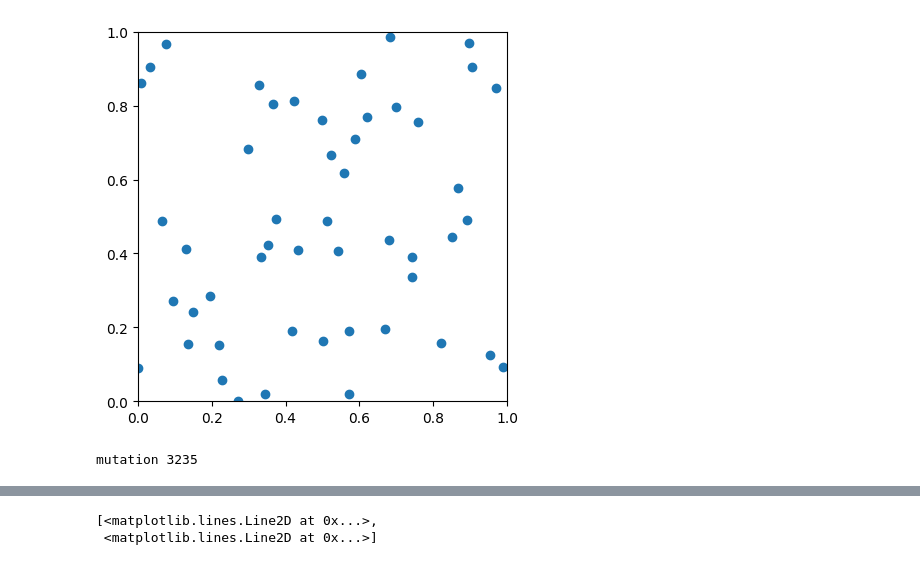
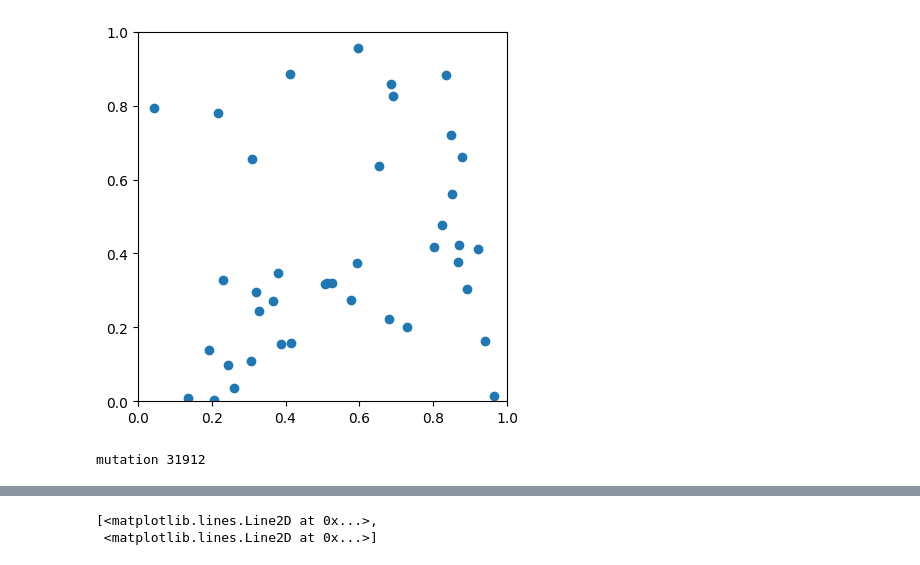
Before and after one commit to yanagawa-403/GA_TSP, a Jupyter notebook: GA_main.ipynb, the cells around one changed output, grey strips where cells are left out. Cells and saved outputs as stored; diff of their text form; code cells hidden in the pictures.

```diff
--- a/GA_main.ipynb
+++ b/GA_main.ipynb
@@ -68,24 +66,24 @@ class SelectionTest:
     #for i in range(len(input)):
       #print(input[i].fitness)
 # %%
-point_num = 50#巡回するポイントの数
+point_num = 40#巡回するポイントの数
 #point_list = list(range(point_num))
 xPos = np.random.rand(point_num)#ポイントの数だけランダムな座標を生成
 yPos = np.random.rand(point_num)
 #print(xPos,"\n", yPos)
 
 fig = plt.figure()
 ax = fig.add_subplot()
 plt.plot(xPos, yPos, marker = "o", linestyle = "none")#生成した座標の点のみ描画
 ax.set_aspect('equal', adjustable='box')
 plt.xlim(0, 1)
 plt.ylim(0, 1)
 
 coordinate = np.transpose(np.stack([xPos, yPos]))
 #print(coordinate)
 #print(coordinate[1])
 # %% [output]
-[figure, old version]
+[figure, new version]
 # %%
 class TestCO:#名前変えろ
   def co(self,input):
@@ -255,9 +253,11 @@ for i in range(ind_num):
 #genelation[0].setDefaultCoordinate(coordinate)
 #for i in range(ind_num):
 # genelation[i].getFitness()
+min_coordinate = 100000
 
 sel_test = SelectionTest()
-co_test = TestCO()
+#co_test = TestCO()
+co_test = PMX()
 cnt_m = 0
 for i in range(gen_num):
   co_test.co(generation)
@@ -273,10 +273,12 @@ for i in range(gen_num):
       #print("mutation", cnt_m)
   generation.sort(key=lambda x: x.fitness)
   plot_lst.append([i,generation[0].fitness])
+  if generation[0].fitness < min_coordinate:
+    min_coordinate = generation[0].fitness
   random.shuffle(generation)
 print("mutation",cnt_m)
 # %% [output]
-mutation 3235
+mutation 31912
 # %%
 generation.sort(key=lambda x: x.fitness)
 print(generation[0].chromosome)
```
Also changed, not shown: parts of 6 cells of this notebook.
